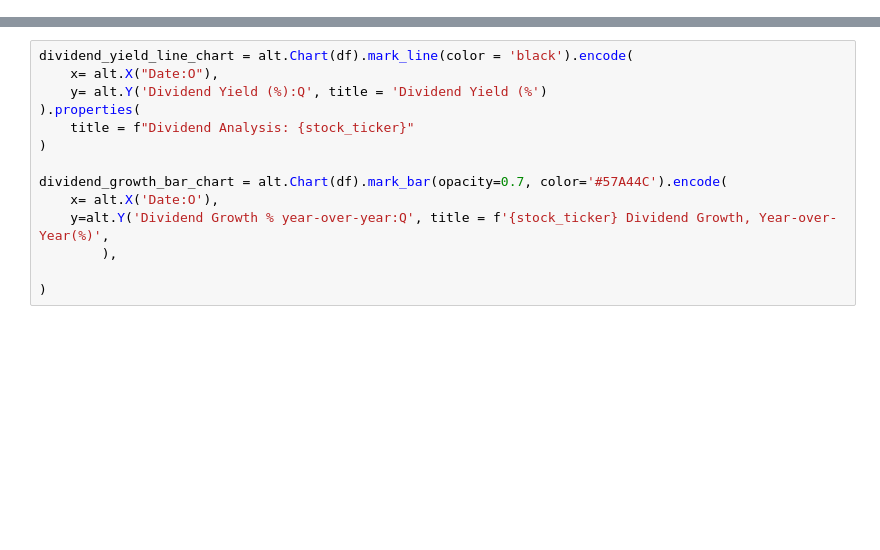
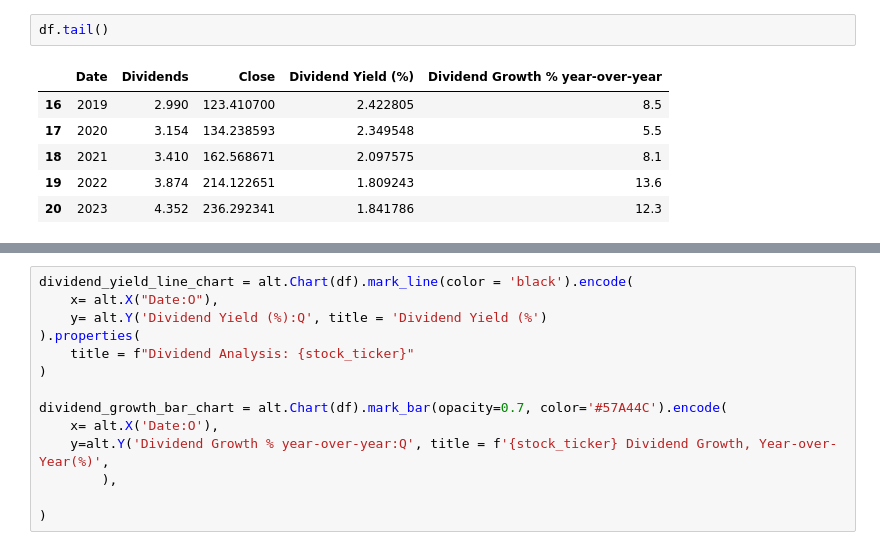
Before and after one commit to godot107/investing, a Jupyter notebook: notebooks/scoping_yfinance.ipynb, the cells around one changed output, grey strips where cells are left out. Cells and saved outputs as stored; diff of their text form; blank space fills up the shorter version.

```diff
--- a/notebooks/scoping_yfinance.ipynb
+++ b/notebooks/scoping_yfinance.ipynb
@@ -73 +100,10 @@ combined = pd.merge(dividends.assign(grouper=dividends['Date'].dt.to_period('Y')
+# %%
+df.tail()
+# %% [output]
+|  | Date | Dividends | Close | Dividend Yield (%) | Dividend Growth % year-over-year |
+| 16 | 2019 | 2.990 | 123.410700 | 2.422805 | 8.5 |
+| 17 | 2020 | 3.154 | 134.238593 | 2.349548 | 5.5 |
+| 18 | 2021 | 3.410 | 162.568671 | 2.097575 | 8.1 |
+| 19 | 2022 | 3.874 | 214.122651 | 1.809243 | 13.6 |
+| 20 | 2023 | 4.352 | 236.292341 | 1.841786 | 12.3 |
 # %%
```
Also changed, not shown: parts of 31 cells of this notebook, 1 other file.
